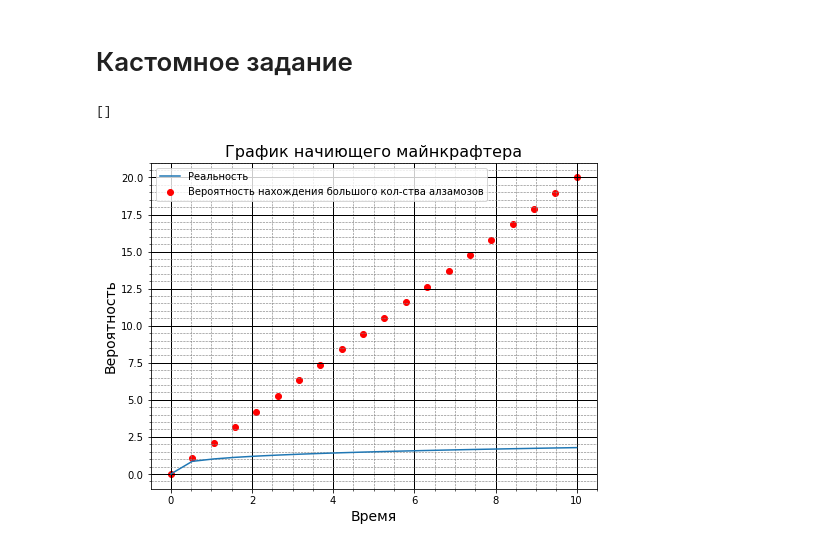
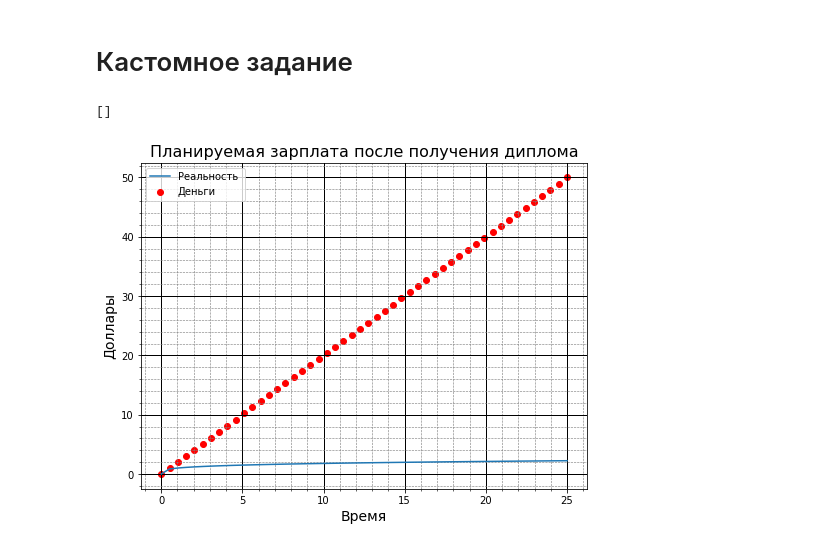
Before and after one commit to StupidPotc/laba4, a Jupyter notebook: Untitled.ipynb, the cells around one changed output. Cells and saved outputs as stored; diff of their text form; code cells hidden in the pictures.

```diff
--- a/Untitled.ipynb
+++ b/Untitled.ipynb
@@ -66,27 +66,27 @@ TypeError: scatter() missing 2 required positional arguments: 'x' and 'y'
 # %%
 import matplotlib.pyplot as plt
 from matplotlib.ticker import (MultipleLocator, FormatStrFormatter,
 
 AutoMinorLocator)
 
 import numpy as np
 
-x = np.linspace(0, 10, 20)
+x = np.linspace(0, 25, 50)
 y1 = 2*x
 y2 = [i**0.25 for i in x]
 fig, ax = plt.subplots(figsize=(8, 6))
-ax.set_title("График начиющего майнкрафтера", fontsize=16)
+ax.set_title("Планируемая зарплата после получения диплома", fontsize=16)
 ax.set_xlabel("Время", fontsize=14)
-ax.set_ylabel("Вероятность", fontsize=14)
+ax.set_ylabel("Доллары", fontsize=14)
 ax.grid(which="major", linewidth=1, color="black")
 ax.grid(which="minor", linestyle="--", color="grey", linewidth=0.6)
-ax.scatter(x, y1, c="red", label="Вероятность нахождения большого кол-ства алзамазиков")
+ax.scatter(x, y1, c="red", label="Деньги")
 ax.plot(x, y2, label="Реальность ")
 ax.legend()
 #Деления основной сетки
 ax.xaxis.set_minor_locator(AutoMinorLocator())
 ax.yaxis.set_minor_locator(AutoMinorLocator())
 plt.plot()
 # %% [output]
 []
-[figure, old version]
+[figure, new version]
```
